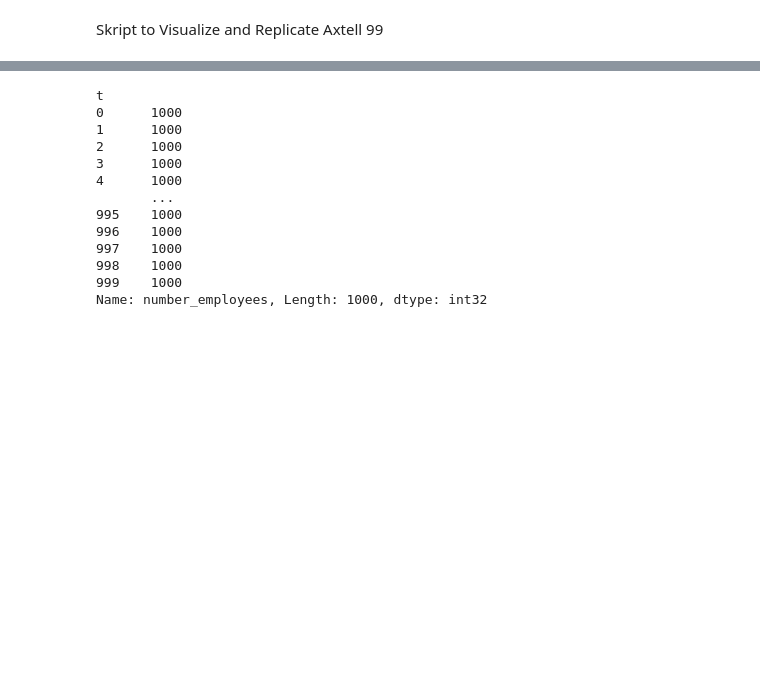
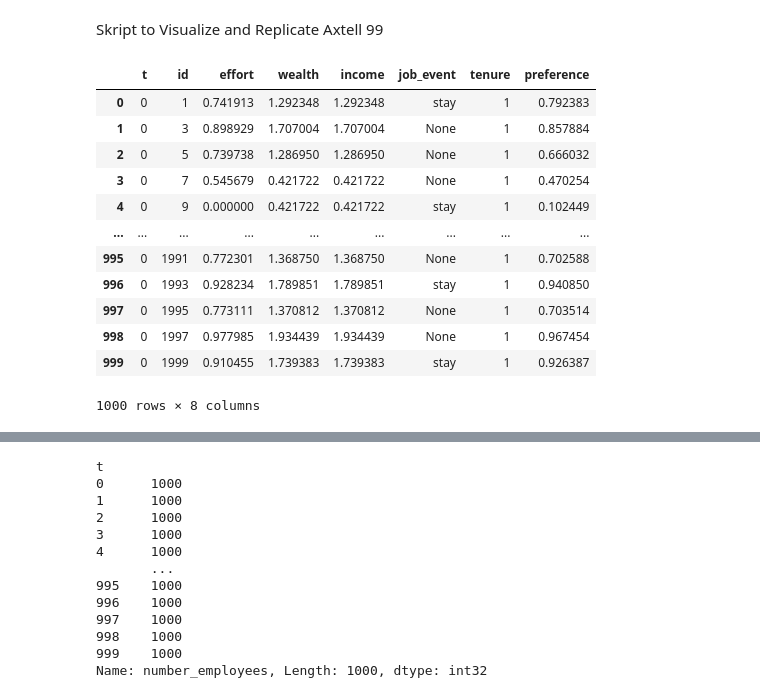
Before and after one commit to niemueller/firmdynamic-abm, a Jupyter notebook: scripts/axtell-99-vis.ipynb, the cells around one changed output, grey strips where cells are left out. Cells and saved outputs as stored; diff of their text form; code cells hidden in the pictures; blank space fills up the shorter version.

```diff
--- a/scripts/axtell-99-vis.ipynb
+++ b/scripts/axtell-99-vis.ipynb
@@ -56,6 +56,24 @@ path_m = f"{out_dir}/res_model_agent_run{run}_opttype{opttype}.csv.gz"
 model_dk = dd.read_csv(path_m, blocksize=None)
 # %%
 worker_dk = dd.read_csv(path_w, blocksize=None)
+# %%
+stats = worker_dk[worker_dk["t"]== 0].compute()
+# %%
+stats
+# %% [output]
+|  | t | id | effort | wealth | income | job_event | tenure | preference |
+| 0 | 0 | 1 | 0.741913 | 1.292348 | 1.292348 | stay | 1 | 0.792383 |
+| 1 | 0 | 3 | 0.898929 | 1.707004 | 1.707004 | None | 1 | 0.857884 |
+| 2 | 0 | 5 | 0.739738 | 1.286950 | 1.286950 | None | 1 | 0.666032 |
+| 3 | 0 | 7 | 0.545679 | 0.421722 | 0.421722 | None | 1 | 0.470254 |
+| 4 | 0 | 9 | 0.000000 | 0.421722 | 0.421722 | stay | 1 | 0.102449 |
+| ... | ... | ... | ... | ... | ... | ... | ... | ... |
+| 995 | 0 | 1991 | 0.772301 | 1.368750 | 1.368750 | None | 1 | 0.702588 |
+| 996 | 0 | 1993 | 0.928234 | 1.789851 | 1.789851 | stay | 1 | 0.940850 |
+| 997 | 0 | 1995 | 0.773111 | 1.370812 | 1.370812 | None | 1 | 0.703514 |
+| 998 | 0 | 1997 | 0.977985 | 1.934439 | 1.934439 | None | 1 | 0.967454 |
+| 999 | 0 | 1999 | 0.910455 | 1.739383 | 1.739383 | stay | 1 | 0.926387 |
+1000 rows × 8 columns
 # %%
 worker_df = worker_dk.groupby("t").mean().compute()
 # %%
```
Also changed, not shown: parts of 36 cells of this notebook, 3 other files.
